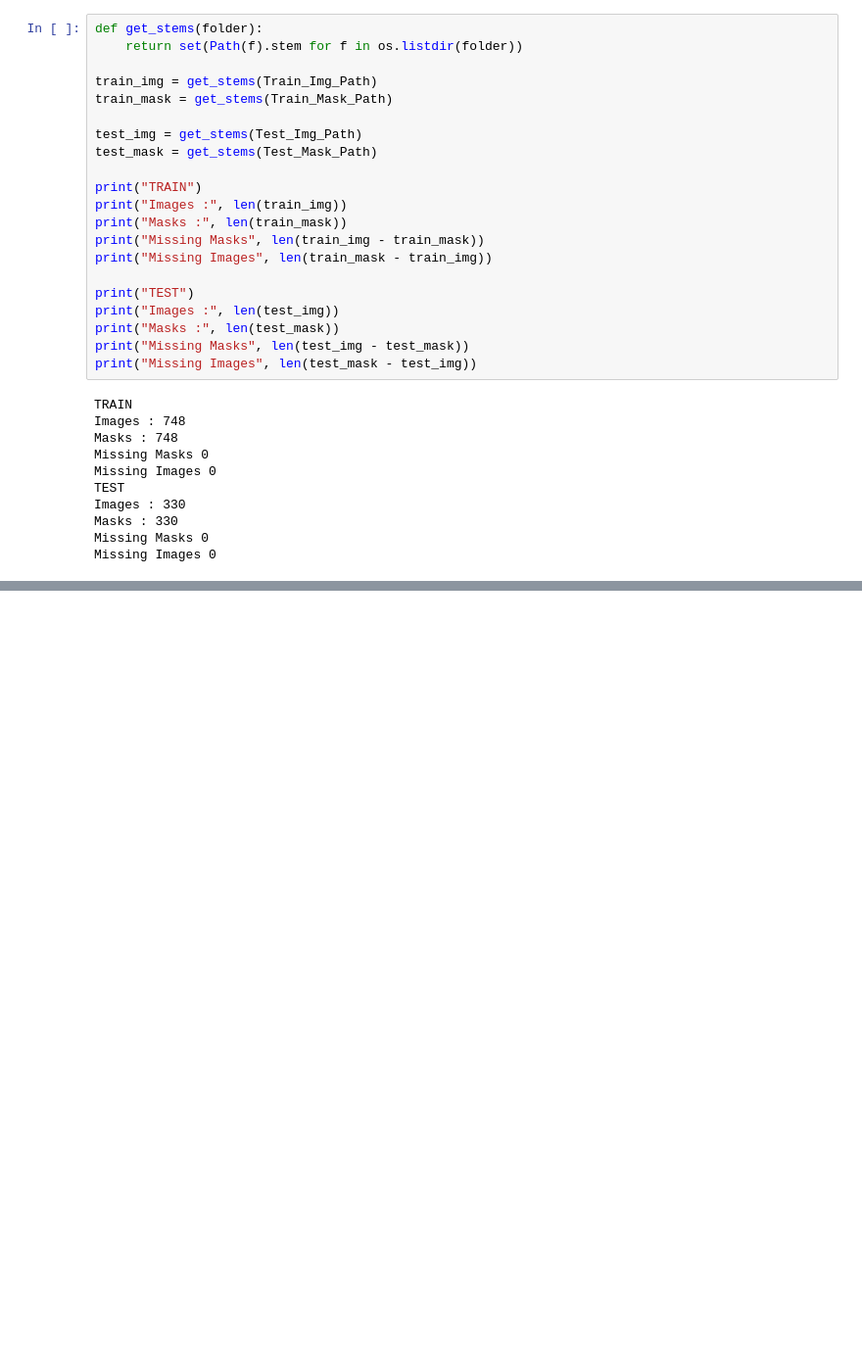
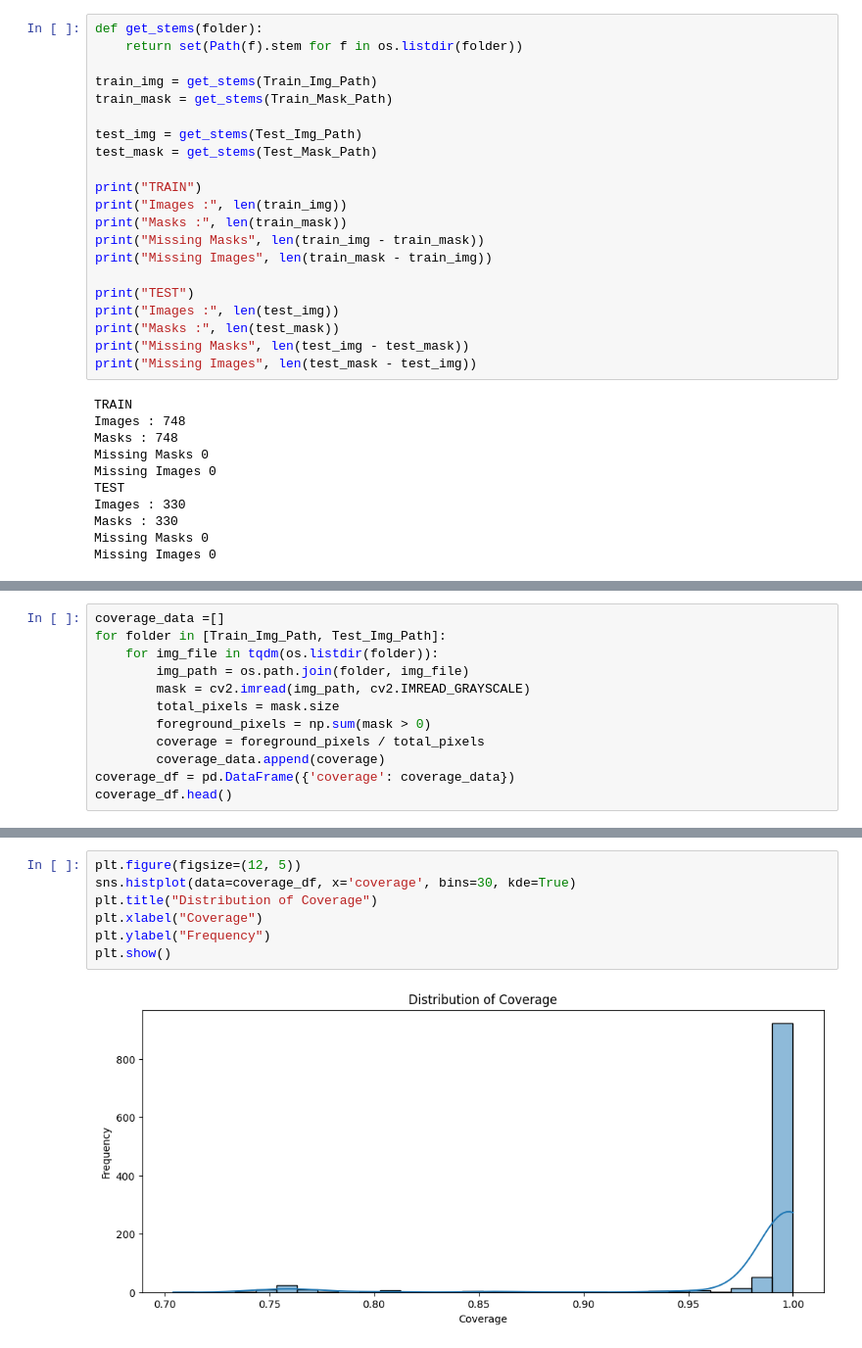
Before and after one commit to ScarletNemesis/High-Level-Military-Camouflage-Detection, a Jupyter notebook: EDA_Of_ACD1K.ipynb, the cells around one changed output, grey strips where cells are left out. Shown at 98% size. Saved outputs shown, nothing was run; the diff lists cells and outputs as text; blank space fills up the shorter version.

```diff
--- a/EDA_Of_ACD1K.ipynb
+++ b/EDA_Of_ACD1K.ipynb
@@ -57,0 +108,12 @@ Missing Images 0
+# %%
+coverage_data =[]
+for folder in [Train_Img_Path, Test_Img_Path]:
+    for img_file in tqdm(os.listdir(folder)):
+        img_path = os.path.join(folder, img_file)
+        mask = cv2.imread(img_path, cv2.IMREAD_GRAYSCALE)
+        total_pixels = mask.size
+        foreground_pixels = np.sum(mask > 0)
+        coverage = foreground_pixels / total_pixels
+        coverage_data.append(coverage)
+coverage_df = pd.DataFrame({'coverage': coverage_data})
+coverage_df.head()
@@ -57,0 +139,9 @@ Missing Images 0
+# %%
+plt.figure(figsize=(12, 5))
+sns.histplot(data=coverage_df, x='coverage', bins=30, kde=True)
+plt.title("Distribution of Coverage")
+plt.xlabel("Coverage")
+plt.ylabel("Frequency")
+plt.show()
+# %% [output]
+[figure, added]
```
Also changed, not shown: parts of 7 cells of this notebook.
